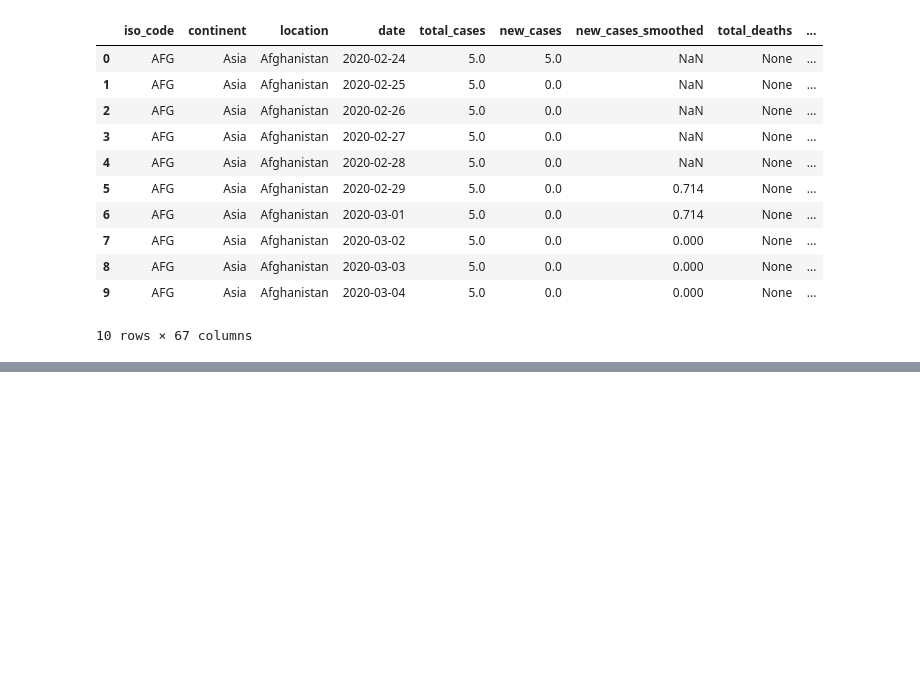
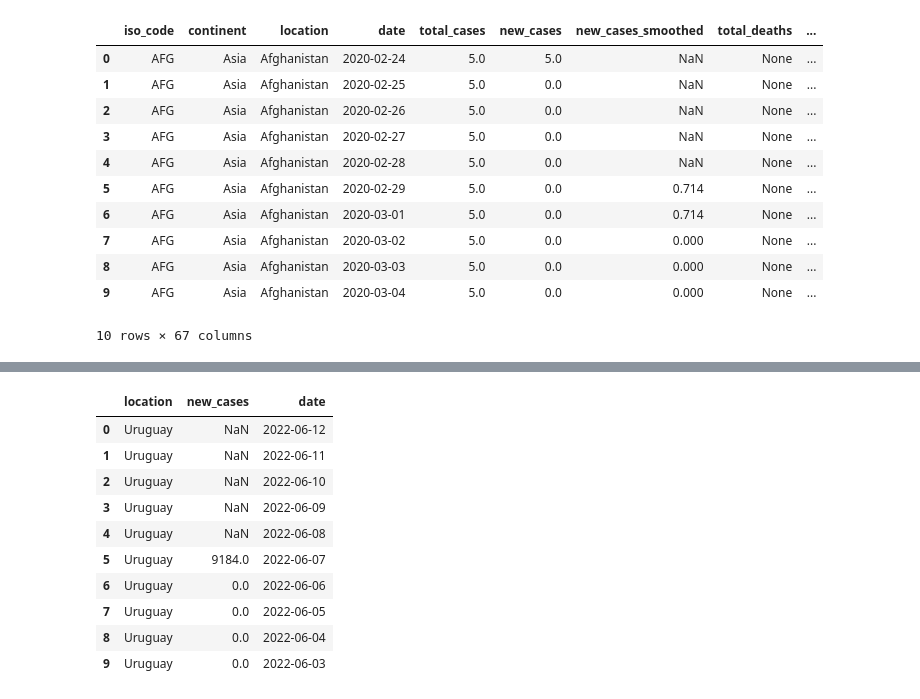
Before and after one commit to xalejandrow/connecting-to-a-sql-database-project-tutorial, a Jupyter notebook: SQL_4GKS.ipynb, the cells around one changed output, grey strips where cells are left out. Drawn from its saved outputs; the diff is of its cells as text; code cells hidden in the pictures; blank space fills up the shorter version.

```diff
--- a/SQL_4GKS.ipynb
+++ b/SQL_4GKS.ipynb
@@ -44,0 +101,14 @@ sqldf("select * from df limit 10")
+# %%
+sqldf("select location, new_cases, date from df where location = 'Uruguay' order by date desc limit 10")
+# %% [output]
+|  | location | new_cases | date |
+| 0 | Uruguay | NaN | 2022-06-12 |
+| 1 | Uruguay | NaN | 2022-06-11 |
+| 2 | Uruguay | NaN | 2022-06-10 |
+| 3 | Uruguay | NaN | 2022-06-09 |
+| 4 | Uruguay | NaN | 2022-06-08 |
+| 5 | Uruguay | 9184.0 | 2022-06-07 |
+| 6 | Uruguay | 0.0 | 2022-06-06 |
+| 7 | Uruguay | 0.0 | 2022-06-05 |
+| 8 | Uruguay | 0.0 | 2022-06-04 |
+| 9 | Uruguay | 0.0 | 2022-06-03 |
```
Also changed, not shown: parts of 5 cells of this notebook.
